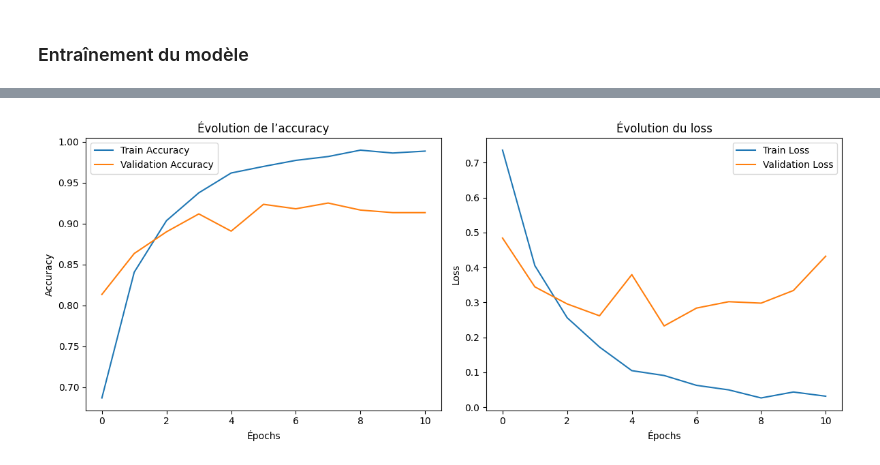
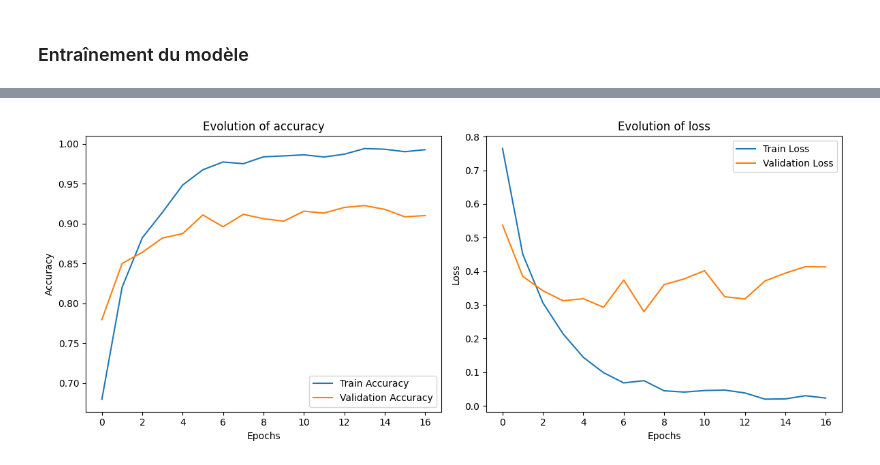
Before and after one commit to elmhmmd/BrainScan, a Jupyter notebook: Brainscan.ipynb, the cells around one changed output, grey strips where cells are left out. Drawn from its saved outputs; the diff is of its cells as text; code cells hidden in the pictures.

```diff
--- a/Brainscan.ipynb
+++ b/Brainscan.ipynb
@@ -188,13 +188,13 @@ from tensorflow.keras.layers import Dropout
 model = models.Sequential()
 model.add(layers.Conv2D(filters=32, kernel_size=3, activation ='relu', input_shape=(224,224,3)))
 model.add(layers.MaxPooling2D((2,2)))
+model.add(layers.Conv2D(filters=32, kernel_size=3, activation ='relu'))
+model.add(layers.MaxPooling2D((2,2)))
 model.add(layers.Conv2D(filters=64, kernel_size=3, activation ='relu'))
-model.add(layers.MaxPooling2D((2,2)))
-model.add(layers.Conv2D(filters=128, kernel_size=3, activation ='relu'))
 model.add(layers.MaxPooling2D((2,2)))
 model.add(layers.Flatten())
 model.add(Dropout(0.5))
-model.add(layers.Dense(64, activation='relu'))
+model.add(layers.Dense(32, activation='relu'))
 model.add(layers.Dense(4, activation='softmax'))
 # %% [markdown]
 ### Vérification de l’architecture du modèle
@@ -237,7 +237,7 @@ import time
 from tensorflow.keras.callbacks import ModelCheckpoint, EarlyStopping
 
 checkpoint = ModelCheckpoint(
-    filepath='best_model.h5',
+    filepath='best_model(1).h5',
     monitor='val_accuracy',
     save_best_only=True,
     mode='max',
@@ -256,7 +256,7 @@ start_time = time.time()
 
 history = model.fit(
     X_train, y_train,
-    epochs=20,
+    epochs=50,
     batch_size=32,
     validation_split=0.2,
     callbacks=[checkpoint, early_stopping]
@@ -334,34 +310,31 @@ WARNING:absl:Compiled the loaded model, but the compiled metrics have yet to be
 # %%
 import matplotlib.pyplot as plt
 
-# Récupérer les données
 acc = history.history['accuracy']
 val_acc = history.history['val_accuracy']
 loss = history.history['loss']
 val_loss = history.history['val_loss']
 epochs_range = range(len(acc))
 
-# Tracer la courbe d'accuracy
 plt.figure(figsize=(12, 5))
 
 plt.subplot(1, 2, 1)
 plt.plot(epochs_range, acc, label='Train Accuracy')
 plt.plot(epochs_range, val_acc, label='Validation Accuracy')
-plt.title('Évolution de l’accuracy')
-plt.xlabel('Épochs')
+plt.title('Evolution of accuracy')
+plt.xlabel('Epochs')
 plt.ylabel('Accuracy')
 plt.legend()
 
-# Tracer la courbe de loss
 plt.subplot(1, 2, 2)
 plt.plot(epochs_range, loss, label='Train Loss')
 plt.plot(epochs_range, val_loss, label='Validation Loss')
-plt.title('Évolution du loss')
-plt.xlabel('Épochs')
+plt.title('Evolution of loss')
+plt.xlabel('Epochs')
 plt.ylabel('Loss')
 plt.legend()
 
 plt.tight_layout()
 plt.show()
 # %% [output]
-[figure, old version]
+[figure, new version]
```
Also changed, not shown: parts of 8 cells of this notebook, 2 other files.
